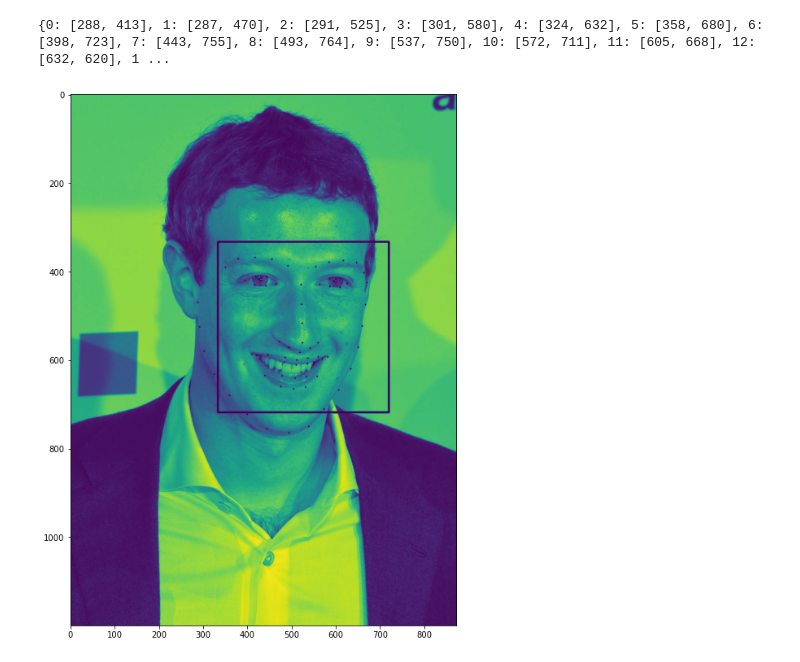
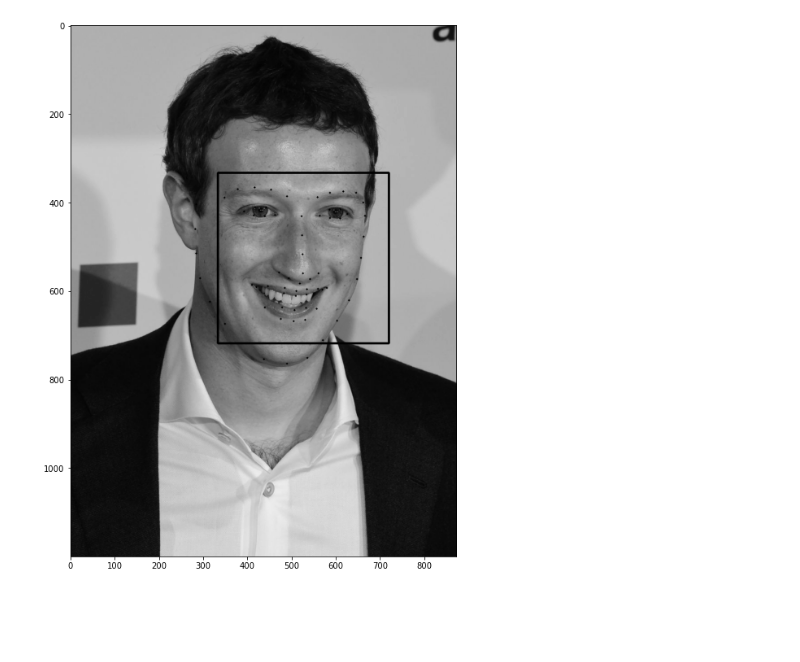
Before and after one commit to wahidustoz/facemark, a Jupyter notebook: facemark.AI/Landmarks.ipynb, the cells around one changed output. Cells and saved outputs as stored; diff of their text form; code cells hidden in the pictures; blank space fills up the shorter version.

```diff
--- a/facemark.AI/Landmarks.ipynb
+++ b/facemark.AI/Landmarks.ipynb
@@ -25,9 +23,3 @@ image_o = cv2.imread("temp2.jpg", cv2.IMREAD_COLOR)
-# %%
-# resize the video
-#W = 640
-#H = 480
-# = cv2.resize(image_o, dsize=(W, H), interpolation=cv2.INTER_AREA
-image = image_o
 # %%
 # gray scale conversion
 img_gray = cv2.cvtColor(image, cv2.COLOR_BGR2GRAY)
@@ -49,11 +29,10 @@ array([[172, 172, 172, ..., 130, 148, 158],
 # %%
 # make prediction and transform to numpy array
 landmarks = predictor(img_gray, face)
-# %%
-#create list to contain landmarks
-landmark_list = []
-
-# append (x, y) in landmark_list
-for p in landmarks.parts():
-    landmark_list.append([p.x, p.y])
-    cv2.circle(img_gray, (p.x, p.y), 2, (0, 255, 0), -1)
+# %%
+# get 68 points
+points = landmarks.parts()
+# %%
+# print 68 points
+for i, p in enumerate(points) :
+    print('[%d] (%d, %d)' % (i, p.x, p.y))
@@ -60,17 +57,20 @@ for p in landmarks.parts():
+# %%
+import matplotlib.pyplot as plt
+
+cv2.rectangle(img_gray, (face.left(), face.top()), (face.right(), face.bottom()),
+              (0, 0, 255), 3)
+
+for p in points :
+    cv2.circle(img_gray, (p.x, p.y), 2, (0, 255, 0), -1)
+
+plt.figure(figsize=(16, 12))
+plt.imshow(img_gray, cmap='gray')
+plt.show()
+# %% [output]
+[figure, added]
 # %%
+# write landmarks to landmarks.json
 with open("landmarks.json", "w") as json_file :
-    key_val = [ALL, landmark_list]
-    landmark_dict = dict(zip(*key_val))
-    print(landmark_dict)
+    landmark_dict = { i : [p.x, p.y] for i, p in enumerate(points) }
     json_file.write(json.dumps(landmark_dict))
     json_file.write('\n')
-# %% [output]
-{0: [288, 413], 1: [287, 470], 2: [291, 525], 3: [301, 580], 4: [324, 632], 5: [358, 680], 6: [398, 723], 7: [443, 755], 8: [493, 764], 9: [537, 750], 10: [572, 711], 11: [605, 668], 12: [632, 620], 1 ...
-# %%
-plt.figure(figsize=(16, 12))
-plt.imshow(img_gray)
-plt.show()
-# This image is a gray scale one.
-# plt(pyplot) is not made for image processing, so the color can be strange.
-# %% [output]
-[figure, removed]
```
Also changed, not shown: parts of 6 cells of this notebook, 3 other files.
